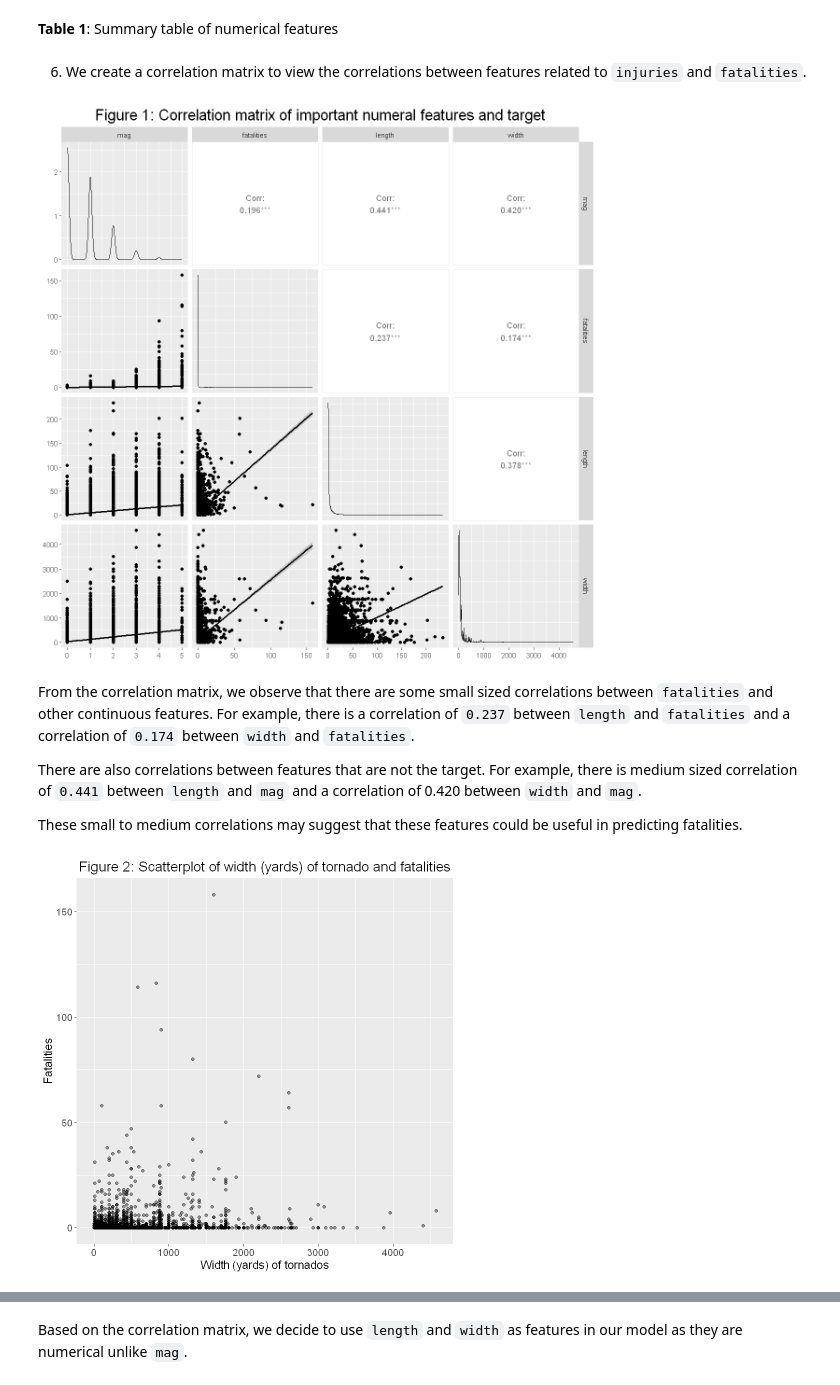
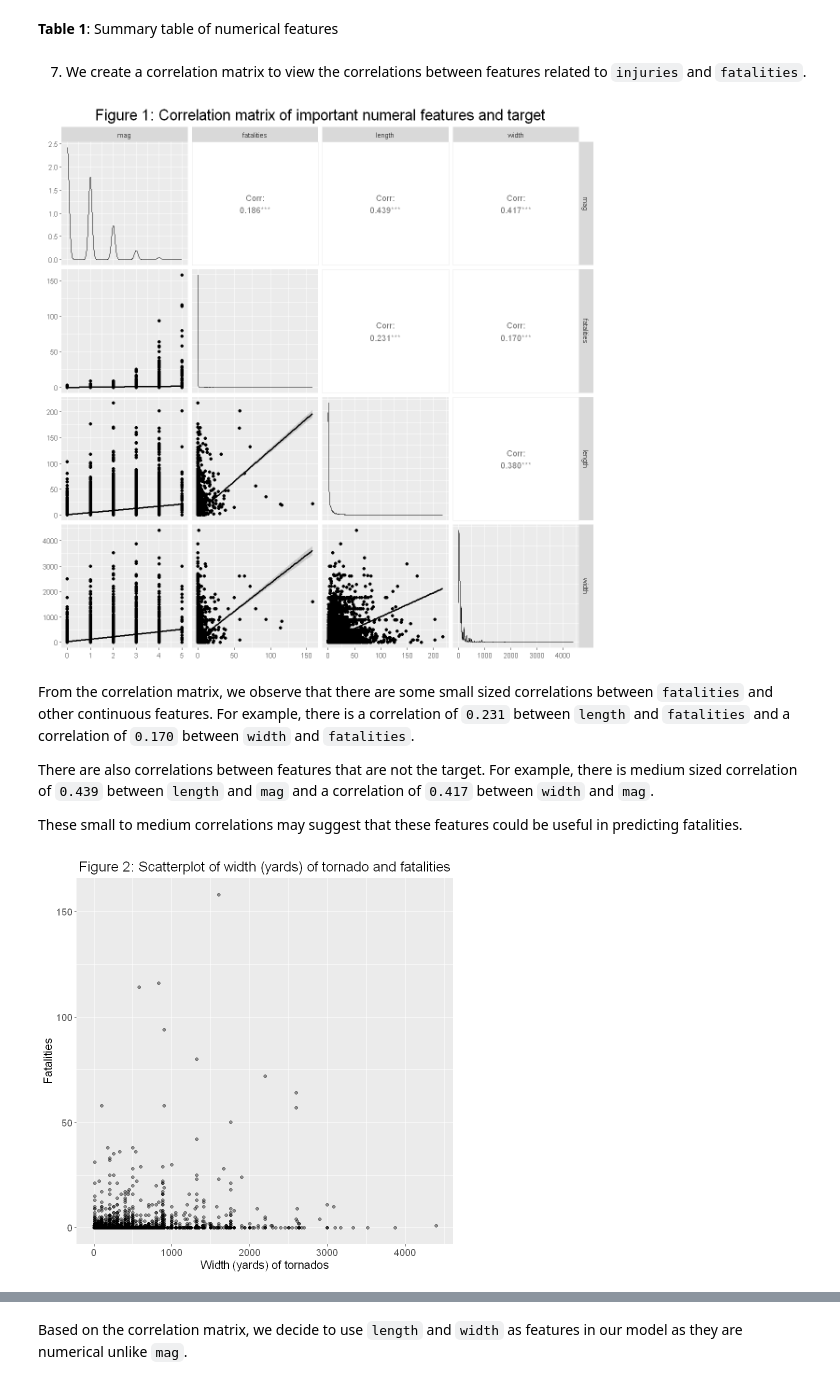
Before and after one commit to DSCI-310-2024/DSCI-310-Group-1-Predict-Casualties-From-Tornado-Data, a Jupyter notebook: src/tornado_fatalities_predictor.ipynb, the cells around one changed output, grey strips where cells are left out. Drawn from its saved outputs; the diff is of its cells as text; code cells hidden in the pictures.

```diff
--- a/src/tornado_fatalities_predictor.ipynb
+++ b/src/tornado_fatalities_predictor.ipynb
@@ -135,11 +143,11 @@ A psych: 10 × 8
 # %% [markdown]
 **Table 1**: Summary table of numerical features
 # %% [markdown]
-6. We create a correlation matrix to view the correlations between features related to `injuries` and `fatalities`.
+7. We create a correlation matrix to view the correlations between features related to `injuries` and `fatalities`.
 # %%
 options(repr.plot.width = 10, repr.plot.height = 10)
 
-correlations_plot <- df %>%
+correlations_plot <- train_df %>%
     ggpairs(
         columns = c("mag", "fatalities", "length", "width"),
         lower = list(
@@ -149,25 +157,25 @@ correlations_plot <- df %>%
     theme(plot.title = element_text(size = 20, hjust = 0.5))
 correlations_plot
 # %% [output]
-[figure, old version]
+[figure, new version]
 # %% [markdown]
-From the correlation matrix, we observe that there are some small sized correlations between `fatalities` and other continuous features. For example, there is a correlation of `0.237` between `length` and `fatalities` and a correlation of `0.174` between `width` and `fatalities`.
+From the correlation matrix, we observe that there are some small sized correlations between `fatalities` and other continuous features. For example, there is a correlation of `0.231` between `length` and `fatalities` and a correlation of `0.170` between `width` and `fatalities`.
 
-There are also correlations between features that are not the target. For example, there is medium sized correlation of `0.441` between `length` and `mag` and a correlation of 0.420 between `width` and `mag`.
+There are also correlations between features that are not the target. For example, there is medium sized correlation of `0.439` between `length` and `mag` and a correlation of `0.417` between `width` and `mag`.
 
 These small to medium correlations may suggest that these features could be useful in predicting fatalities.
 # %%
 options(repr.plot.width = 7, repr.plot.height = 7)
 
-fatalities_width_scatterplot = ggplot(df, aes(x = width, y = fatalities)) +
+fatalities_width_scatterplot = ggplot(train_df, aes(x = width, y = fatalities)) +
     geom_point(alpha = 0.4) +
     xlab("Width (yards) of tornados") +
     ylab("Fatalities") +
     theme(text = element_text(size = 14), plot.title = element_text(hjust = 0.5)) +
     ggtitle("Figure 2: Scatterplot of width (yards) of tornado and fatalities")
 fatalities_width_scatterplot
 # %% [output]
-[figure, old version]
+[figure, new version]
 # %%
 options(repr.plot.width = 7, repr.plot.height = 7)
 
```
Also changed, not shown: parts of 7 cells of this notebook.
